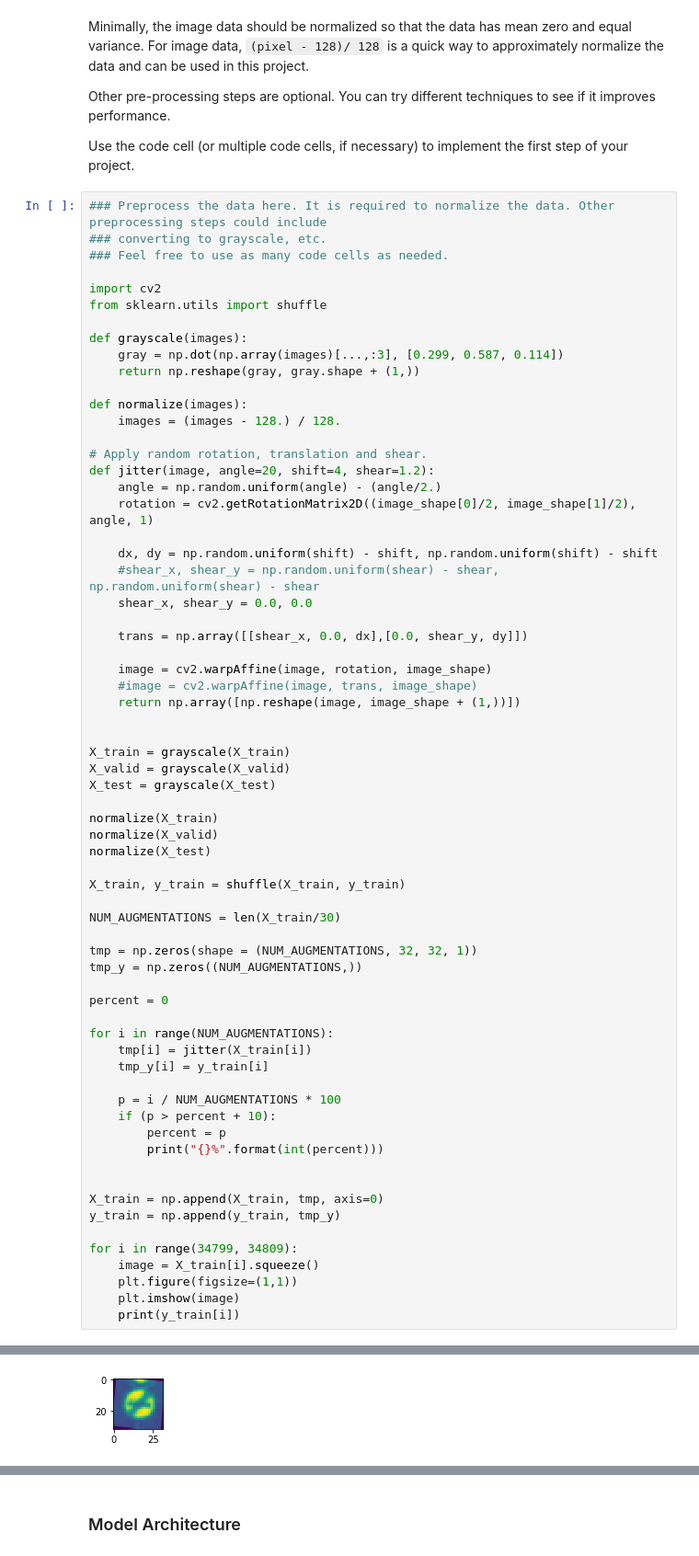
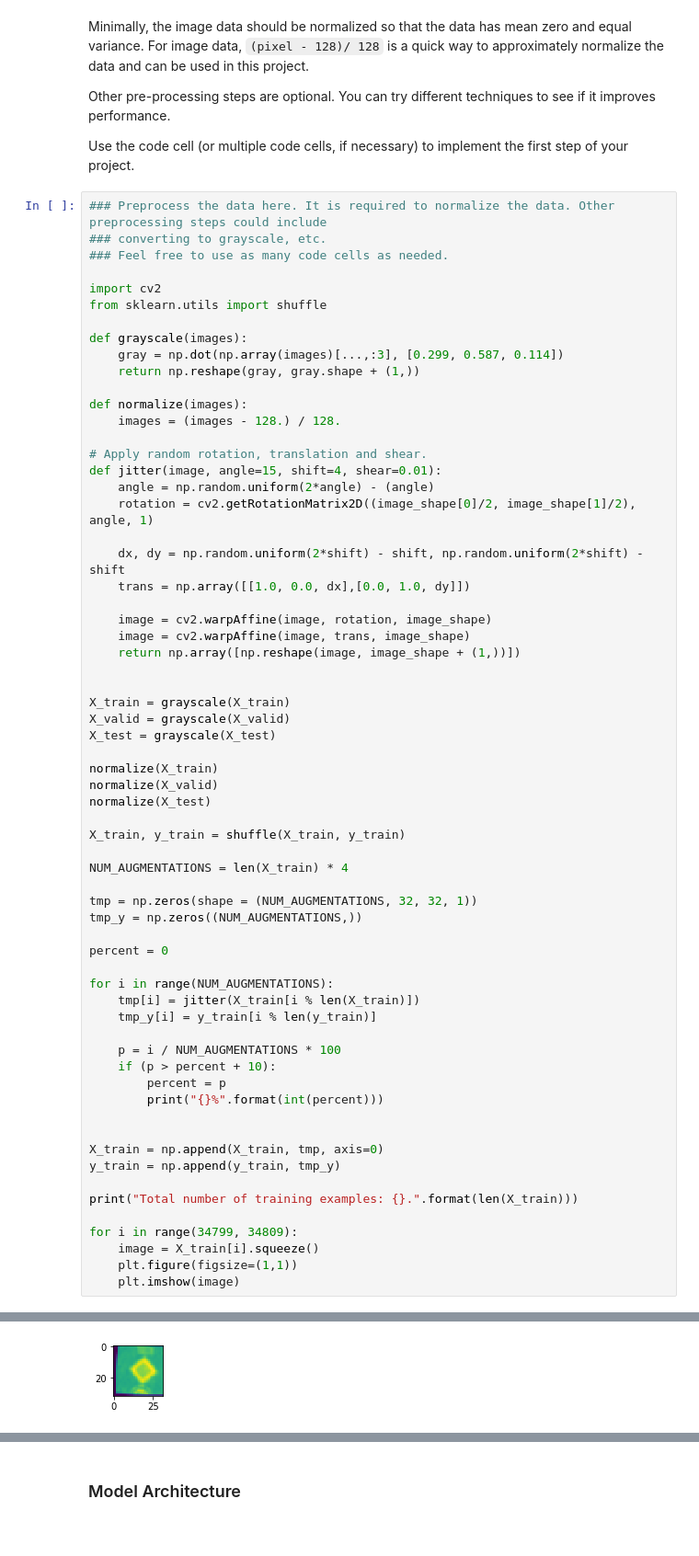
Before and after one commit to aallai/traffic_light_classifier, a Jupyter notebook: Traffic_Sign_Classifier.ipynb, the cells around one changed output, grey strips where cells are left out. Shown at 92% size. Drawn from its saved outputs; the diff is of its cells as text.

```diff
--- a/Traffic_Sign_Classifier.ipynb
+++ b/Traffic_Sign_Classifier.ipynb
@@ -188,18 +188,15 @@ def normalize(images):
     images = (images - 128.) / 128.
 
 # Apply random rotation, translation and shear.
-def jitter(image, angle=20, shift=4, shear=1.2):
-    angle = np.random.uniform(angle) - (angle/2.)
+def jitter(image, angle=15, shift=4, shear=0.01):
+    angle = np.random.uniform(2*angle) - (angle)
     rotation = cv2.getRotationMatrix2D((image_shape[0]/2, image_shape[1]/2), angle, 1)
 
-    dx, dy = np.random.uniform(shift) - shift, np.random.uniform(shift) - shift
-    #shear_x, shear_y = np.random.uniform(shear) - shear, np.random.uniform(shear) - shear
-    shear_x, shear_y = 0.0, 0.0
-
-    trans = np.array([[shear_x, 0.0, dx],[0.0, shear_y, dy]])
+    dx, dy = np.random.uniform(2*shift) - shift, np.random.uniform(2*shift) - shift
+    trans = np.array([[1.0, 0.0, dx],[0.0, 1.0, dy]])
 
     image = cv2.warpAffine(image, rotation, image_shape)
-    #image = cv2.warpAffine(image, trans, image_shape)
+    image = cv2.warpAffine(image, trans, image_shape)
     return np.array([np.reshape(image, image_shape + (1,))])
 
 
@@ -213,7 +210,7 @@ normalize(X_test)
 
 X_train, y_train = shuffle(X_train, y_train)
 
-NUM_AUGMENTATIONS = len(X_train/30)
+NUM_AUGMENTATIONS = len(X_train) * 4
 
 tmp = np.zeros(shape = (NUM_AUGMENTATIONS, 32, 32, 1))
 tmp_y = np.zeros((NUM_AUGMENTATIONS,))
@@ -221,8 +218,8 @@ tmp_y = np.zeros((NUM_AUGMENTATIONS,))
 percent = 0
 
 for i in range(NUM_AUGMENTATIONS):
-    tmp[i] = jitter(X_train[i])
-    tmp_y[i] = y_train[i]
+    tmp[i] = jitter(X_train[i % len(X_train)])
+    tmp_y[i] = y_train[i % len(y_train)]
 
     p = i / NUM_AUGMENTATIONS * 100
     if (p > percent + 10):
@@ -233,11 +230,12 @@ for i in range(NUM_AUGMENTATIONS):
 X_train = np.append(X_train, tmp, axis=0)
 y_train = np.append(y_train, tmp_y)
 
+print("Total number of training examples: {}.".format(len(X_train)))
+
 for i in range(34799, 34809):
     image = X_train[i].squeeze()
     plt.figure(figsize=(1,1))
     plt.imshow(image)
-    print(y_train[i])
 # %% [output]
 10%
 20%
@@ -264 +262 @@ for i in range(34799, 34809):
-[figure, old version]
+[figure, new version]
```
Also changed, not shown: parts of 2 cells of this notebook.
